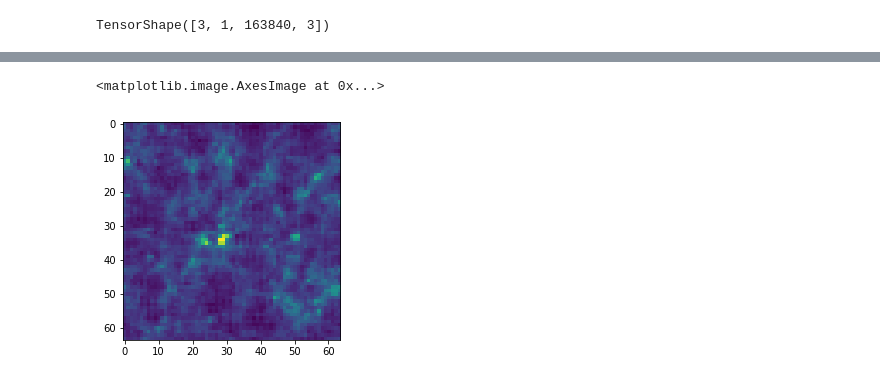
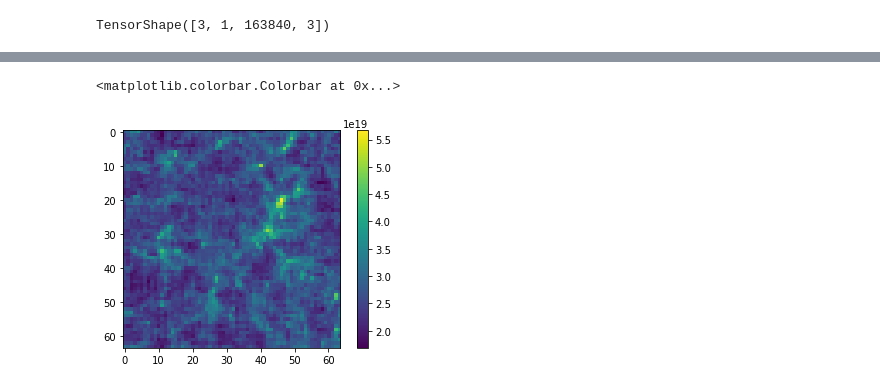
Before and after one commit to DifferentiableUniverseInitiative/flowpm, a Jupyter notebook: notebooks/Denise_lightcone.ipynb, the cells around one changed output, grey strips where cells are left out. Cells and saved outputs as stored; diff of their text form; code cells hidden in the pictures.

```diff
--- a/notebooks/Denise_lightcone.ipynb
+++ b/notebooks/Denise_lightcone.ipynb
@@ -254,4 +227,8 @@ TensorShape([3, 1, 163840, 3])
 # %%
 def cons(cosmo,a):
     return 3*(cosmo['H0']**2)*Omega_m_a(cosmo,a)/2*constants.c**2
+# %%
+@tf.function
+def integral(a,a_s):
+    return (1-rad_comoving_distance(cosmo,a)/rad_comoving_distance(cosmo,a_s))*rad_comoving_distance(cosmo,a)
 # %%
@@ -263,5 +237,5 @@ def Delta(a,a_s):
 # %%
 current_convergence=0
-for i in range(8):
-        current_convergence += cons(cosmo,lps_a[i])*(lps[i][0] * W(lps_a[i+1],lps_a[i])*Delta(lps_a[i],lps_a[i+1])*rad_comoving_distance(cosmo,lps_a[i])/lps_a[i])
+for i in range(7):
+        current_convergence += cons(cosmo,lps_a[i+1])*(lps[i+1][0] * integral(lps_a[i+1],lps_a[i])/lps_a[i+1])
 # %% [output]
@@ -286,5 +248,6 @@ KeyboardInterrupt:
 # %%
 imshow(current_convergence)
+colorbar()
 # %% [output]
-<matplotlib.image.AxesImage at 0x...>
+<matplotlib.colorbar.Colorbar at 0x...>
-[figure, old version]
+[figure, new version]
```
Also changed, not shown: parts of 31 cells of this notebook.
